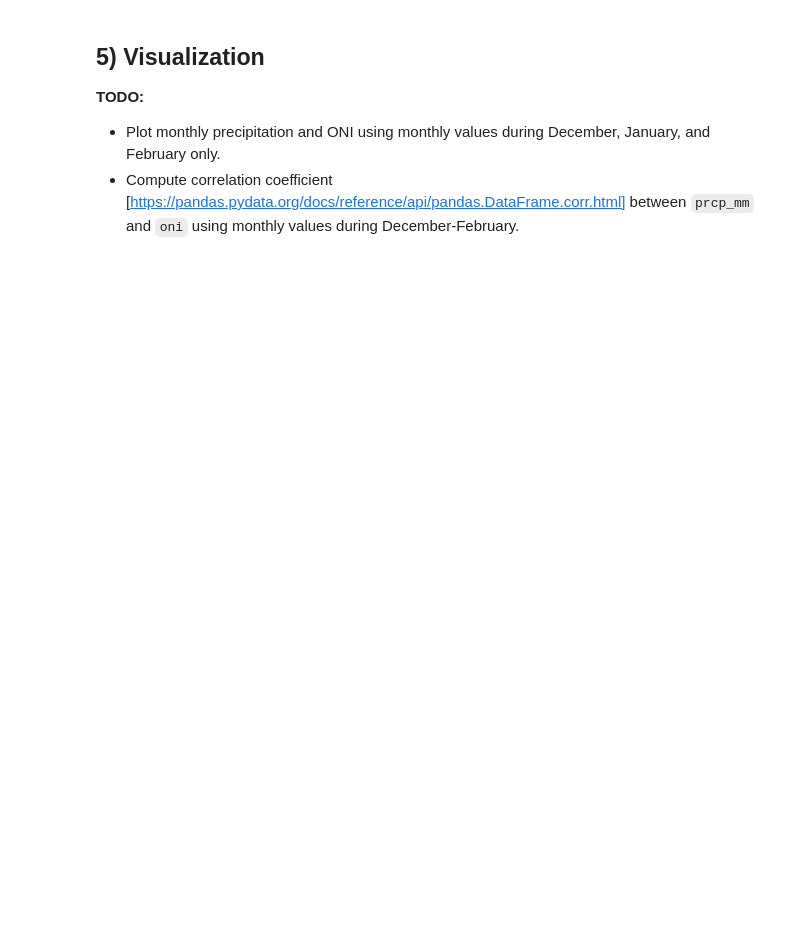
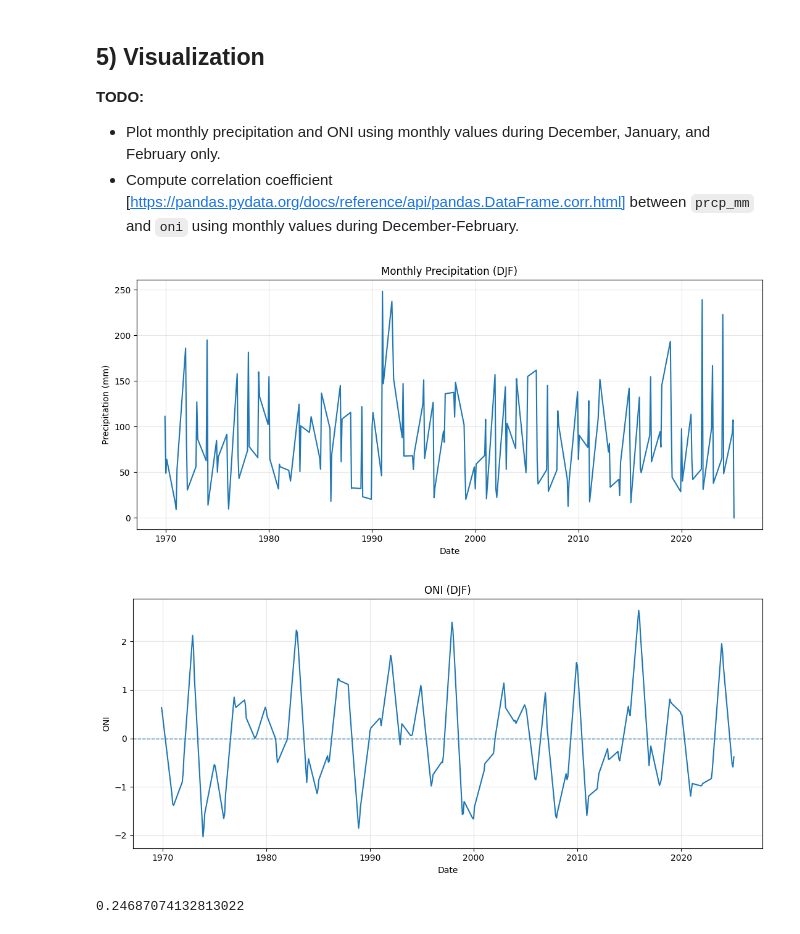
Before and after one commit to heschmidt/ATMS-523-Module-4-CheckIn, a Jupyter notebook: notebooks/houston_prcp_enso_Check-In.ipynb, the cells around one changed output. Cells and saved outputs as stored; diff of their text form; code cells hidden in the pictures; blank space fills up the shorter version.

```diff
--- a/notebooks/houston_prcp_enso_Check-In.ipynb
+++ b/notebooks/houston_prcp_enso_Check-In.ipynb
@@ -151,3 +171,6 @@ FileNotFoundError: https://psl.noaa.gov/data/correlation/oni.data
 ## 4) Build monthly precip and merge with ONI
 **TODO:**
 - Merge on the monthly timestamp using `merge_frames(..., how='left')`
+# %%
+merged = hou_monthly.join(oni_new, how='inner')
+merged
@@ -156,3 +193,39 @@ FileNotFoundError: https://psl.noaa.gov/data/correlation/oni.data
 **TODO:**
 - Plot monthly precipitation and ONI using monthly values during December, January, and February only.
 - Compute correlation coefficient [https://pandas.pydata.org/docs/reference/api/pandas.DataFrame.corr.html] between `prcp_mm` and `oni` using monthly values during December-February.
+# %%
+# Monthly precipitation and ONI (DJF) plots
+import matplotlib.pyplot as plt
+
+djf = merged[merged.index.month.isin([12, 1, 2])].sort_index()
+
+# precip
+plt.figure(figsize=(11, 5))
+plt.plot(djf.index, djf['prcp_mm'])
+plt.title('Monthly Precipitation (DJF)')
+plt.xlabel('Date')
+plt.ylabel('Precipitation (mm)')
+plt.grid(True, alpha=0.3)
+plt.tight_layout()
+
+#  ONI
+plt.figure(figsize=(11, 5))
+plt.plot(djf.index, djf['ONI'])
+plt.axhline(0, linestyle='--', linewidth=1)
+plt.title('ONI (DJF)')
+plt.xlabel('Date')
+plt.ylabel('ONI')
+plt.grid(True, alpha=0.3)
+plt.tight_layout()
+# %% [output]
+[figure, added]
+[figure, added]
+# %%
+# Correlation
+djf = djf.dropna(subset=['prcp_mm', 'ONI'])
+
+corr = djf[['prcp_mm', 'ONI']].corr().iloc[0, 1]
+
+print(corr)
+# %% [output]
+0.24687074132813022
```
Also changed, not shown: parts of 5 cells of this notebook, 1 other file.
